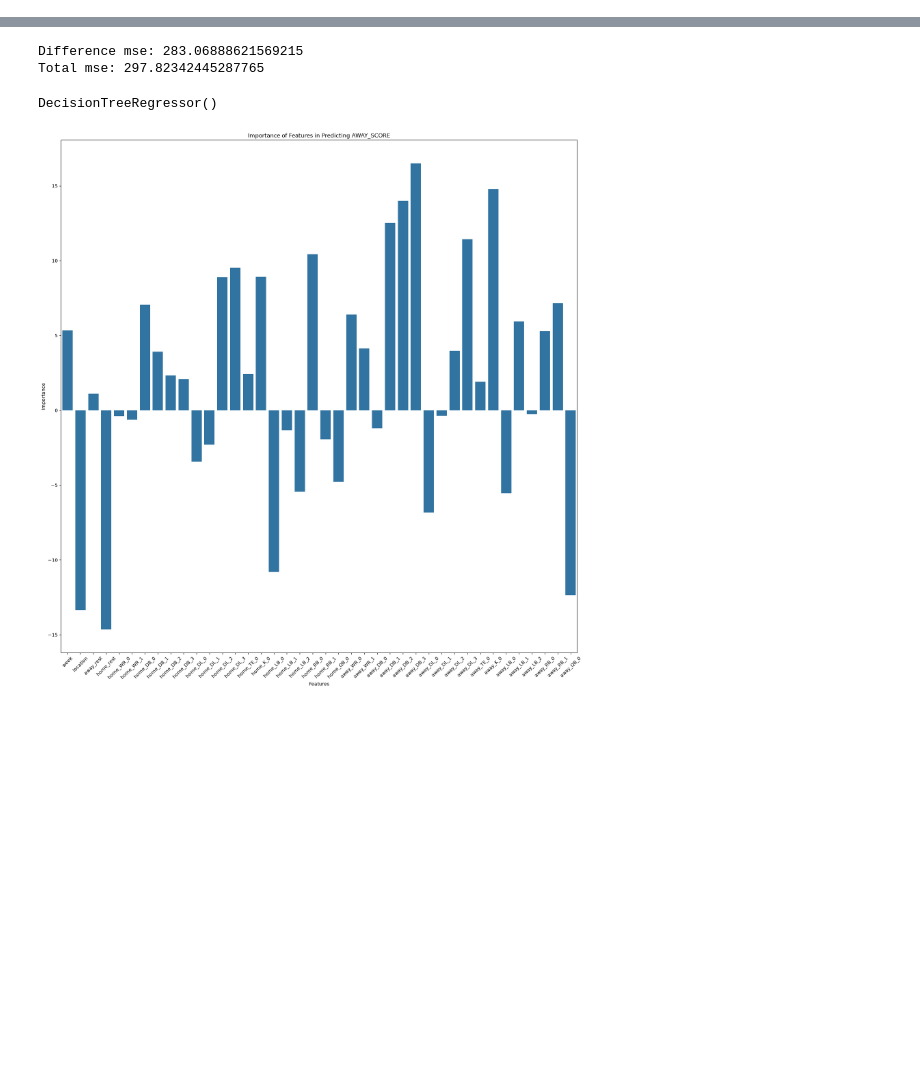
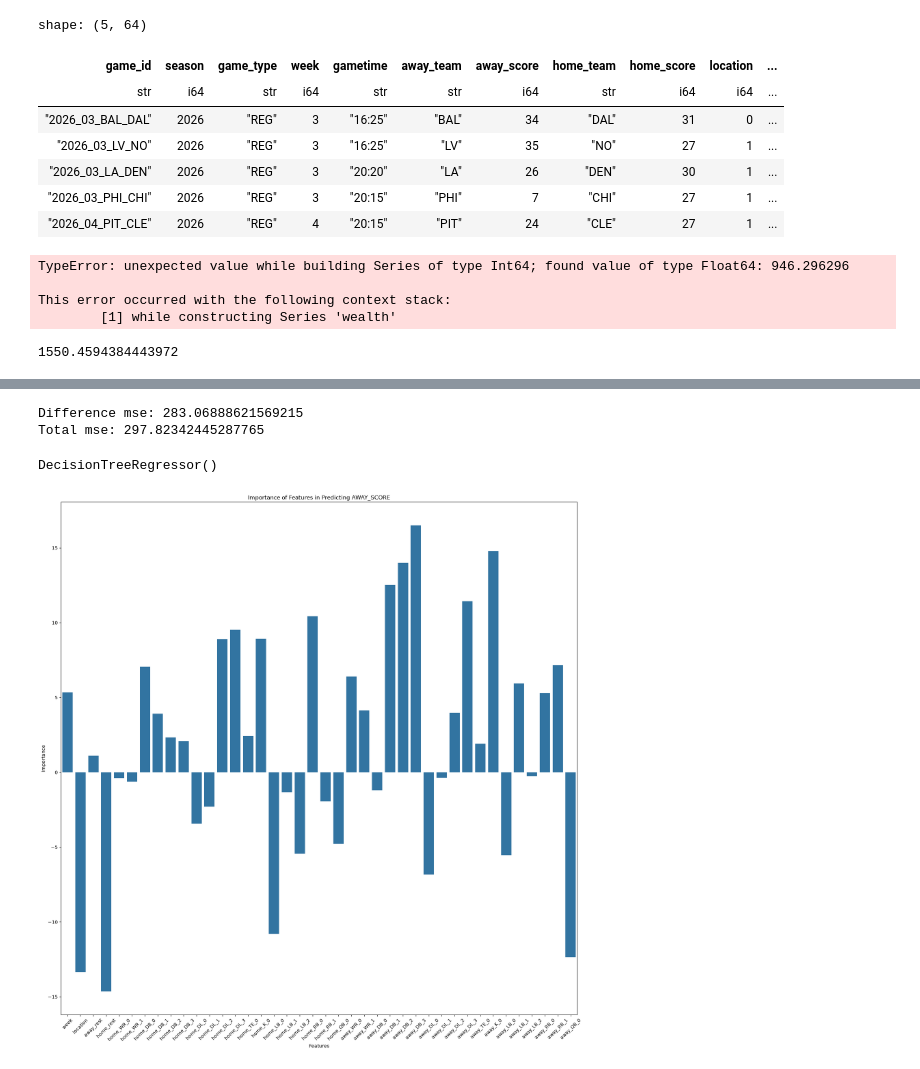
Before and after one commit to CormacStJohn/NFL-Match-Predictions, a Jupyter notebook: test_notebook.ipynb, the cells around one changed output, grey strips where cells are left out. Drawn from its saved outputs; the diff is of its cells as text; code cells hidden in the pictures; blank space fills up the shorter version.

Commit message:
Added functionality to test the model's profitability

```diff
--- a/test_notebook.ipynb
+++ b/test_notebook.ipynb
@@ -47,6 +48,30 @@ test_data = cleaned_rosters.slice(1300, 90)
 device = "cuda"
 # %%
 trained_model, training_losses = model.train_model(cleaned_rosters.slice(0,1300))
+# %%
+predictions = model_profitability.create_predictions_df()
+# %%
+predictions.head()
+# %% [output]
+shape: (5, 64)
+| game_id | season | game_type | week | gametime | away_team | away_score | home_team | home_score | location | ... |
+| str | i64 | str | i64 | str | str | i64 | str | i64 | i64 | ... |
+| "2026_03_BAL_DAL" | 2026 | "REG" | 3 | "16:25" | "BAL" | 34 | "DAL" | 31 | 0 | ... |
+| "2026_03_LV_NO" | 2026 | "REG" | 3 | "16:25" | "LV" | 35 | "NO" | 27 | 1 | ... |
+| "2026_03_LA_DEN" | 2026 | "REG" | 3 | "20:20" | "LA" | 26 | "DEN" | 30 | 1 | ... |
+| "2026_03_PHI_CHI" | 2026 | "REG" | 3 | "20:15" | "PHI" | 7 | "CHI" | 27 | 1 | ... |
+| "2026_04_PIT_CLE" | 2026 | "REG" | 4 | "20:15" | "PIT" | 24 | "CLE" | 27 | 1 | ... |
+# %%
+spread_df = model_profitability.get_spread_profitability(predictions)
+# %% [output]
+TypeError: unexpected value while building Series of type Int64; found value of type Float64: 946.296296
+
+This error occurred with the following context stack:
+        [1] while constructing Series 'wealth'
+# %%
+total_df["wealth"].max()
+# %% [output]
+1550.4594384443972
 # %%
 test = torch.from_numpy(cleaned_rosters.slice(1300,90).select(TRAINING_FEATURES).to_numpy().astype(np.float32, copy=False)).to("cuda")
 with torch.inference_mode():
```
Also changed, not shown: parts of 2 cells of this notebook, 2 other files.
